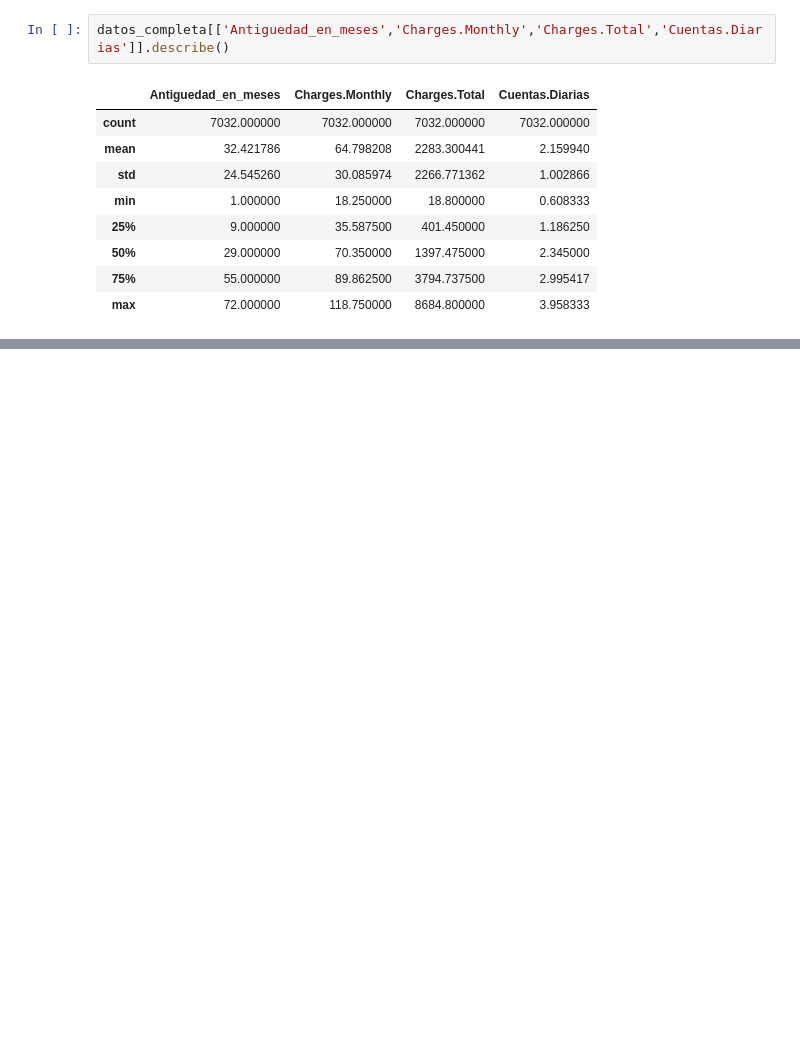
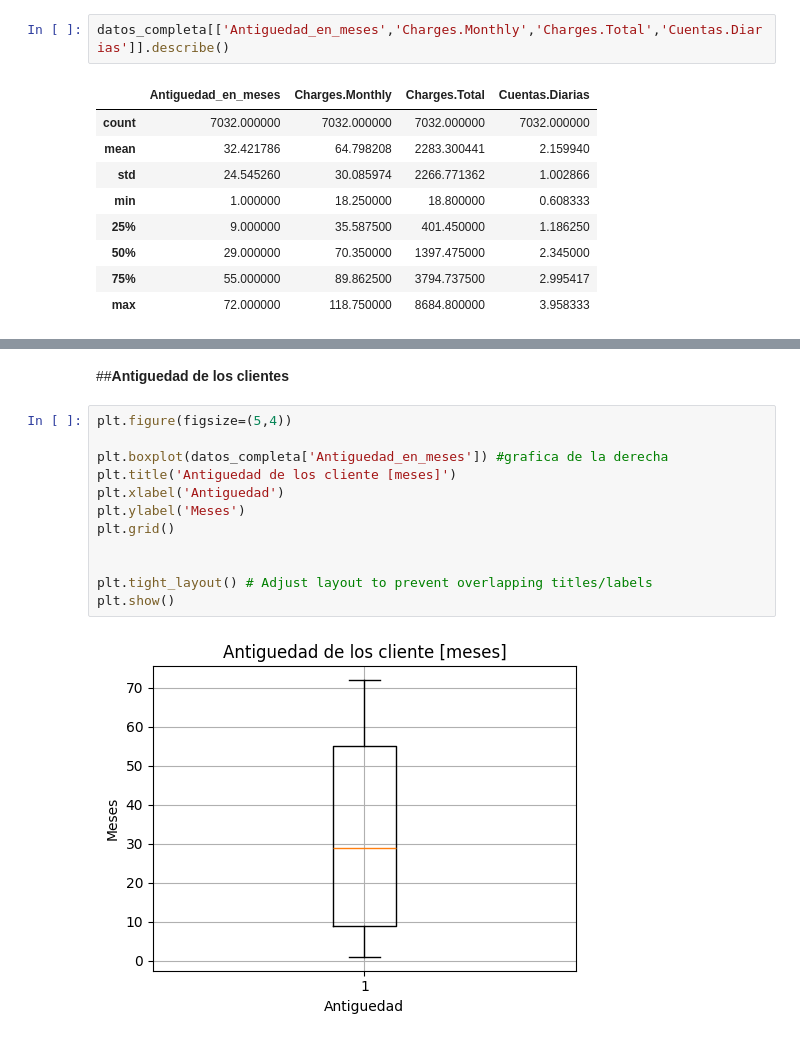
Before and after one commit to nicolb21/TelecomX_LATAM, a Jupyter notebook: TelecomX_LATAM.ipynb, the cells around one changed output, grey strips where cells are left out. Drawn from its saved outputs; the diff is of its cells as text; blank space fills up the shorter version.

```diff
--- a/TelecomX_LATAM.ipynb
+++ b/TelecomX_LATAM.ipynb
@@ -649,0 +646,16 @@ AttributeError: 'Axes' object has no attribute 'map'
+# %% [markdown]
+##**Antiguedad de los clientes**
+# %%
+plt.figure(figsize=(5,4))
+
+plt.boxplot(datos_completa['Antiguedad_en_meses']) #grafica de la derecha
+plt.title('Antiguedad de los cliente [meses]')
+plt.xlabel('Antiguedad')
+plt.ylabel('Meses')
+plt.grid()
+
+
+plt.tight_layout() # Adjust layout to prevent overlapping titles/labels
+plt.show()
+# %% [output]
+[figure, added]
```
Also changed, not shown: parts of 28 cells of this notebook.
